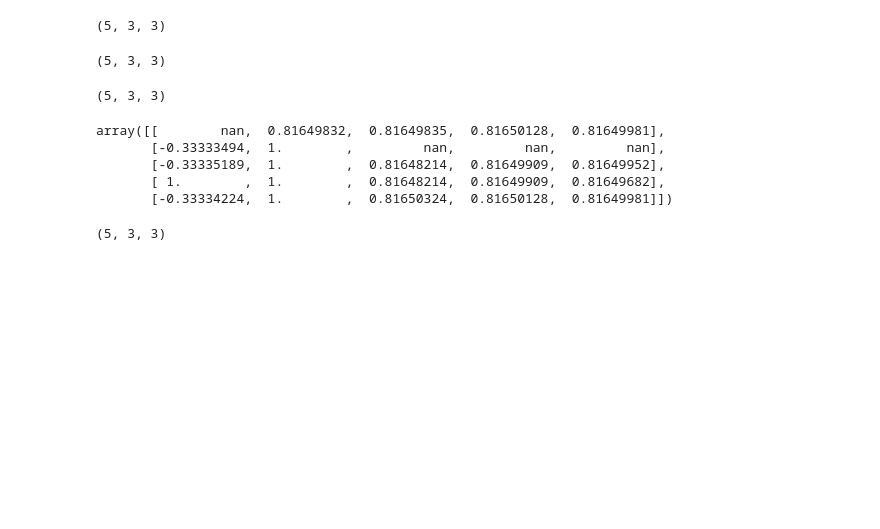
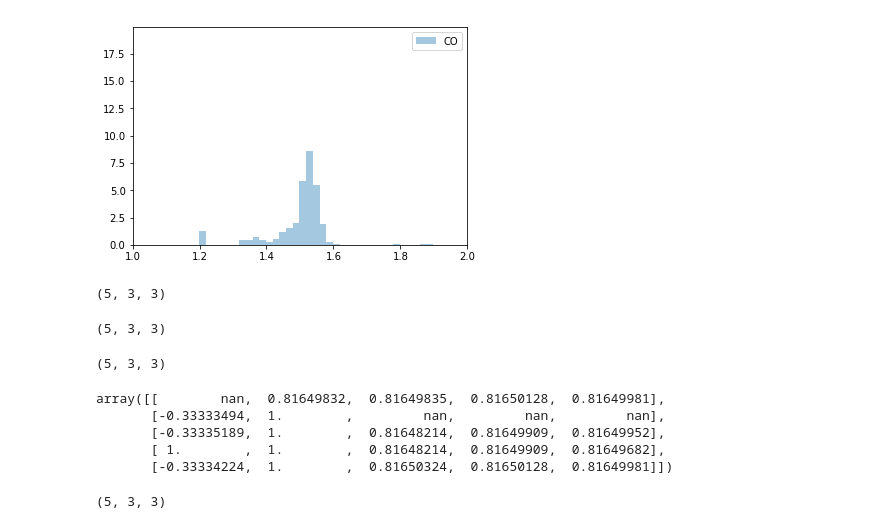
Before and after one commit to Rio114/kaggle, a Jupyter notebook: champs/dev_util.ipynb, the cells around one changed output. Saved outputs shown, nothing was run; the diff lists cells and outputs as text; code cells hidden in the pictures; blank space fills up the shorter version.

```diff
--- a/champs/dev_util.ipynb
+++ b/champs/dev_util.ipynb
@@ -123,0 +521,14 @@ base_tile.shape
+# %%
+dist_arr_CC = np.zeros(0)
+
+for m in mols[:10000]:
+    atom_C_mask = df_structures_idx.loc[m]['atom'] == 'C'
+    atom_C_idx = df_structures_idx.loc[m]['atom_index'].values[atom_C_mask]
+    dist_mat = get_dist_matrix(df_structures_idx, m)
+
+    if len(atom_C_idx) > 0:
+        for i in atom_C_idx:
+            for j in atom_C_idx:
+                dist = dist_mat[j, i]
+                if dist < 2:
+                    dist_arr_CC = np.hstack([dist_arr_CC, dist])
@@ -124,3 +540,10 @@ base_tile.shape
+# %%
+sns.distplot(dist_arr_CC, bins=100, kde=False, norm_hist=True, label='CO')
+plt.legend()
+plt.xlim(1, 2)
+plt.show()
+# %% [output]
+[figure, added]
 # %%
 second_locs.shape
 # %% [output]
```
Also changed, not shown: parts of 45 cells of this notebook, 16 other files.
